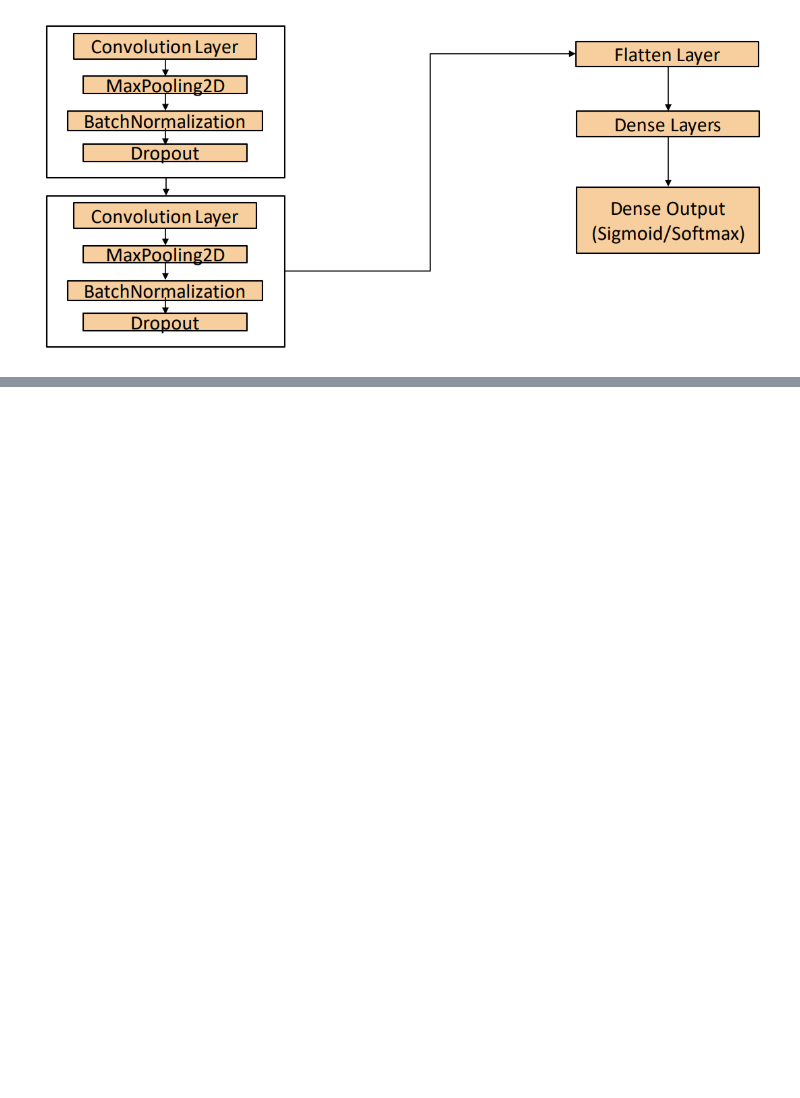
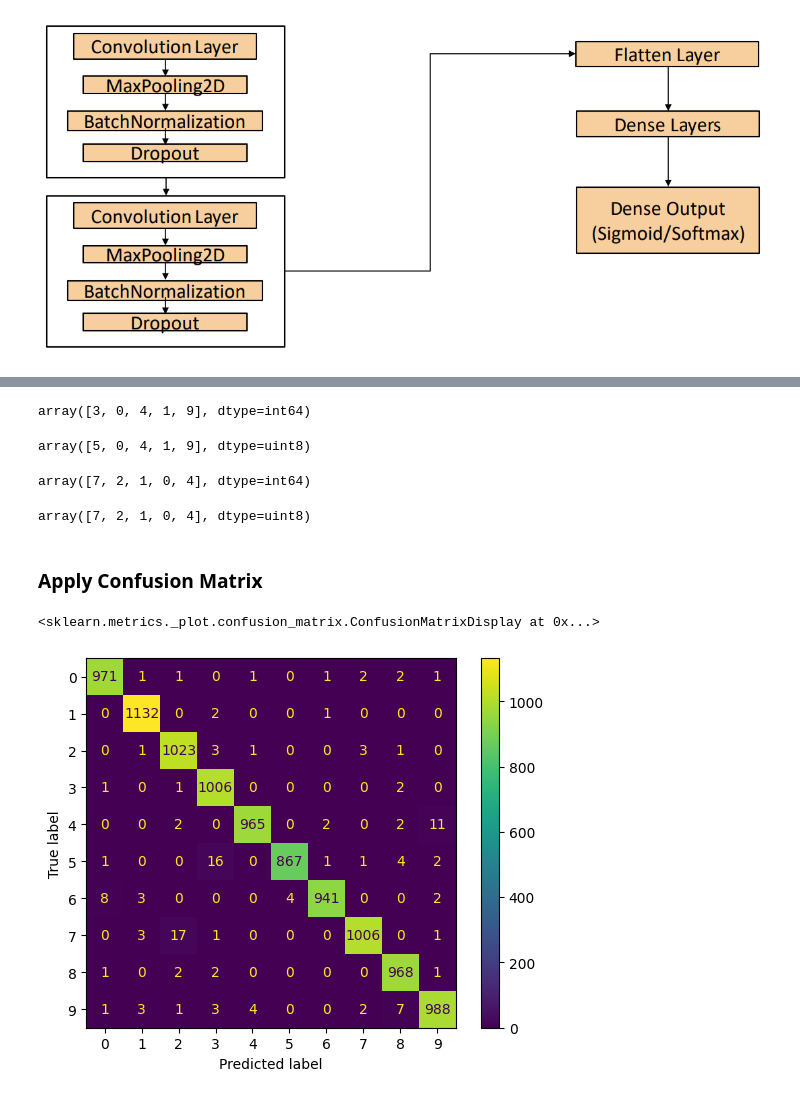
Before and after one commit to RudraBallal/Deep-Learning, a Jupyter notebook: Handwritten Digit Classification/Handwritten.ipynb, the cells around one changed output, grey strips where cells are left out. Drawn from its saved outputs; the diff is of its cells as text; code cells hidden in the pictures; blank space fills up the shorter version.

```diff
--- a/Handwritten Digit Classification/Handwritten.ipynb
+++ b/Handwritten Digit Classification/Handwritten.ipynb
@@ -142,0 +169,2 @@ from keras.layers import Conv2D, MaxPool2D, BatchNormalization, Dropout, Flatten
+# %%
+model.compile(optimizer='adam', loss='categorical_crossentropy', metrics=['accuracy'])
@@ -142,0 +173,2 @@ from keras.layers import Conv2D, MaxPool2D, BatchNormalization, Dropout, Flatten
+# %%
+hist = model.fit(xtrain_scl, ytrain_cat, validation_split=0.2, epochs=6)
@@ -142,0 +206,3 @@ from keras.layers import Conv2D, MaxPool2D, BatchNormalization, Dropout, Flatten
+# %%
+yprob_tr = model.predict(xtrain_scl)
+yprob_ts = model.predict(xtest_scl)
@@ -142,0 +250,30 @@ from keras.layers import Conv2D, MaxPool2D, BatchNormalization, Dropout, Flatten
+# %%
+import numpy as np
+ypred_tr = np.argmax(yprob_tr, axis=1)
+ypred_ts = np.argmax(yprob_ts, axis=1)
+# %%
+ypred_tr[0:5]
+# %% [output]
+array([3, 0, 4, 1, 9], dtype=int64)
+# %%
+ytrain[0:5]
+# %% [output]
+array([5, 0, 4, 1, 9], dtype=uint8)
+# %%
+ypred_ts[0:5]
+# %% [output]
+array([7, 2, 1, 0, 4], dtype=int64)
+# %%
+ytest[0:5]
+# %% [output]
+array([7, 2, 1, 0, 4], dtype=uint8)
+# %% [markdown]
+### Apply Confusion Matrix
+# %%
+from sklearn.metrics import confusion_matrix, ConfusionMatrixDisplay
+cf = confusion_matrix(ytest, ypred_ts)
+cfd = ConfusionMatrixDisplay(cf)
+cfd.plot()
+# %% [output]
+<sklearn.metrics._plot.confusion_matrix.ConfusionMatrixDisplay at 0x...>
+[figure, added]
```
Also changed, not shown: parts of 17 cells of this notebook.
